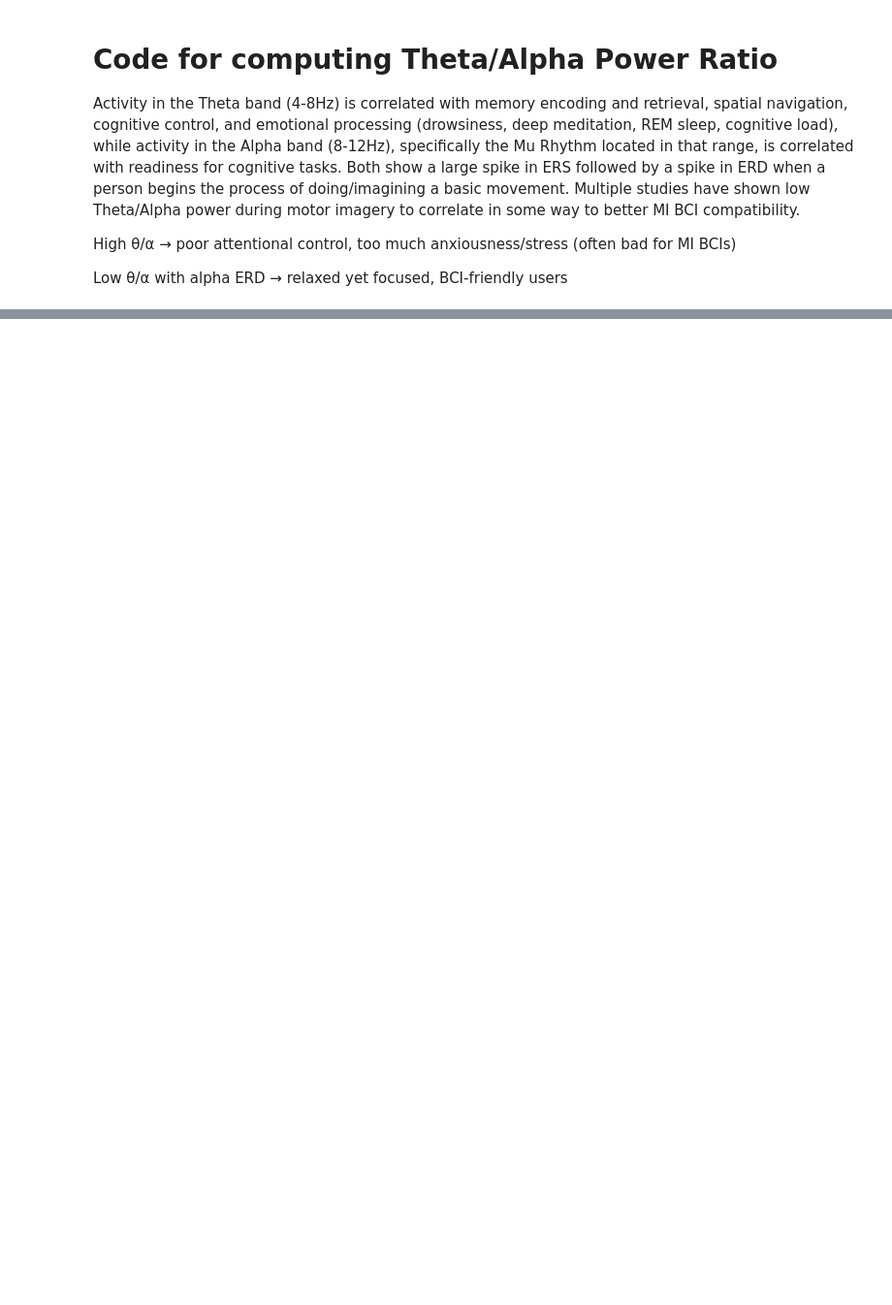
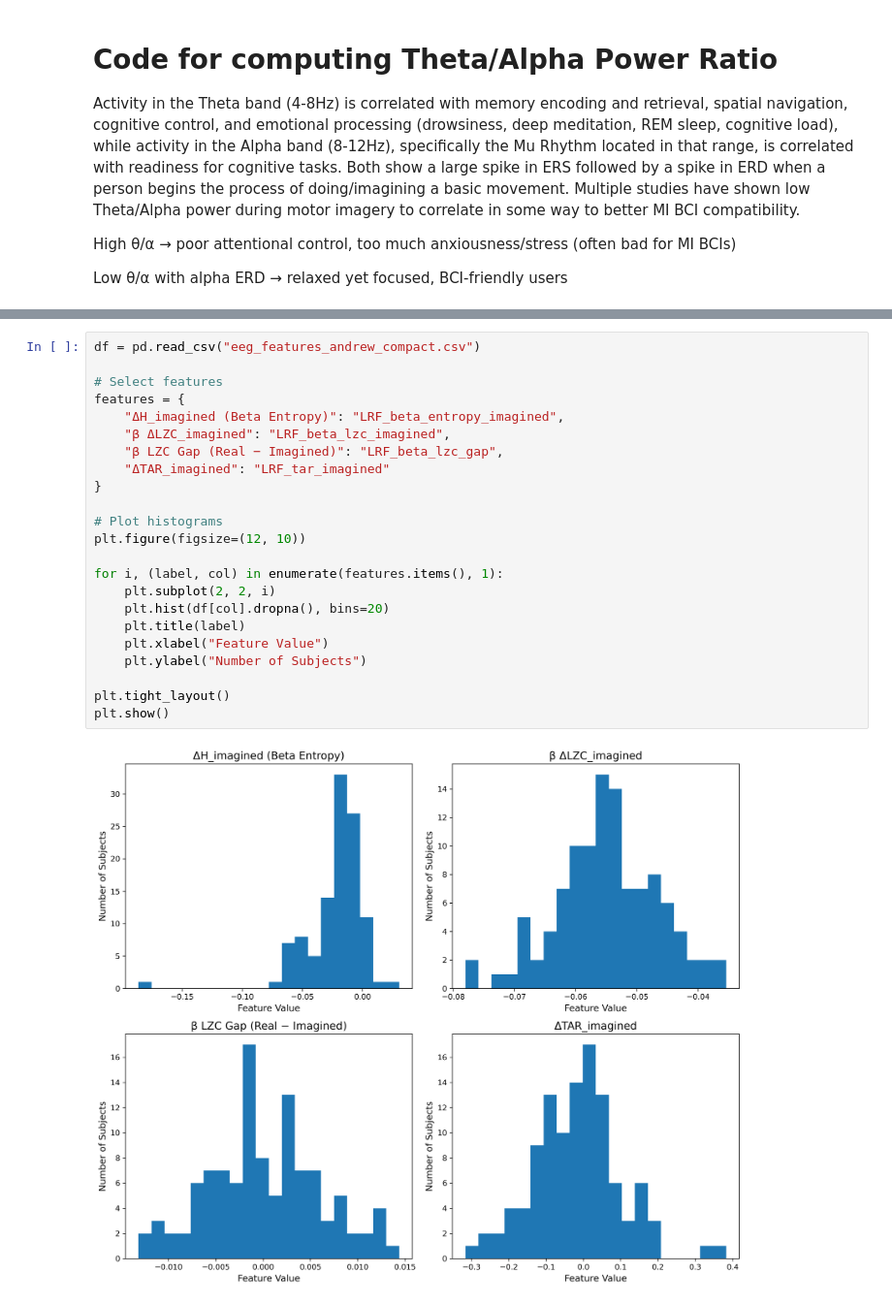
Before and after one commit to AL2024UCSD/EEG-Project, a Jupyter notebook: andrew_notebook.ipynb, the cells around one changed output, grey strips where cells are left out. Shown at 97% size. Drawn from its saved outputs; the diff is of its cells as text; blank space fills up the shorter version.

Commit message:
fixed my compact dataset and did some EDA

```diff
--- a/andrew_notebook.ipynb
+++ b/andrew_notebook.ipynb
@@ -635,0 +612,25 @@ wide_df.to_csv("eeg_features_andrew_compact.csv", index=False)
+# %%
+df = pd.read_csv("eeg_features_andrew_compact.csv")
+
+# Select features
+features = {
+    "ΔH_imagined (Beta Entropy)": "LRF_beta_entropy_imagined",
+    "β ΔLZC_imagined": "LRF_beta_lzc_imagined",
+    "β LZC Gap (Real − Imagined)": "LRF_beta_lzc_gap",
+    "ΔTAR_imagined": "LRF_tar_imagined"
+}
+
+# Plot histograms
+plt.figure(figsize=(12, 10))
+
+for i, (label, col) in enumerate(features.items(), 1):
+    plt.subplot(2, 2, i)
+    plt.hist(df[col].dropna(), bins=20)
+    plt.title(label)
+    plt.xlabel("Feature Value")
+    plt.ylabel("Number of Subjects")
+
+plt.tight_layout()
+plt.show()
+# %% [output]
+[figure, added]
```
Also changed, not shown: parts of 10 cells of this notebook, 2 other files.
